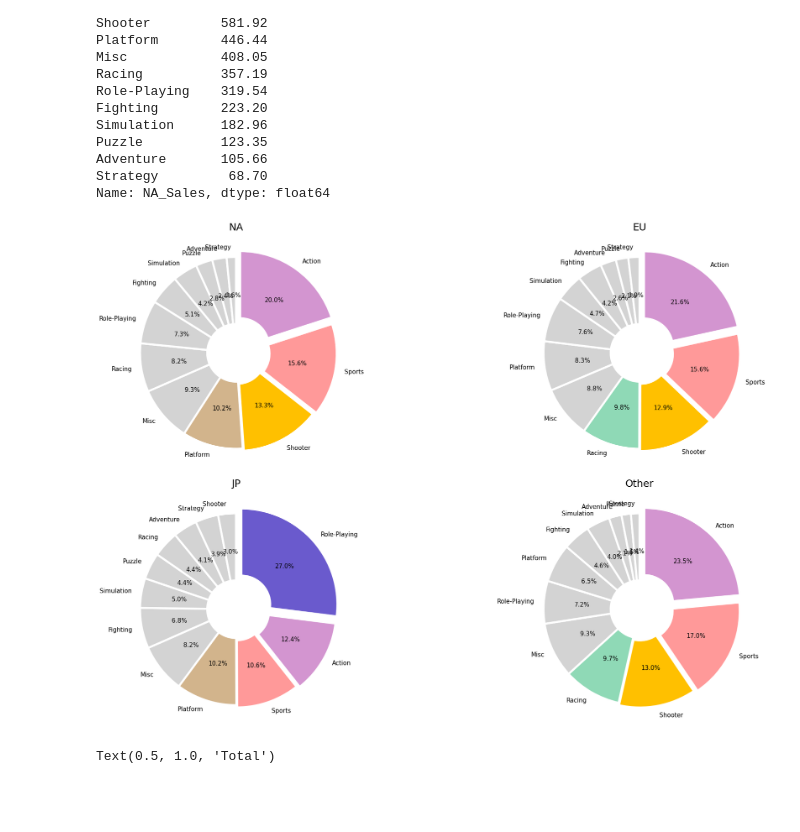
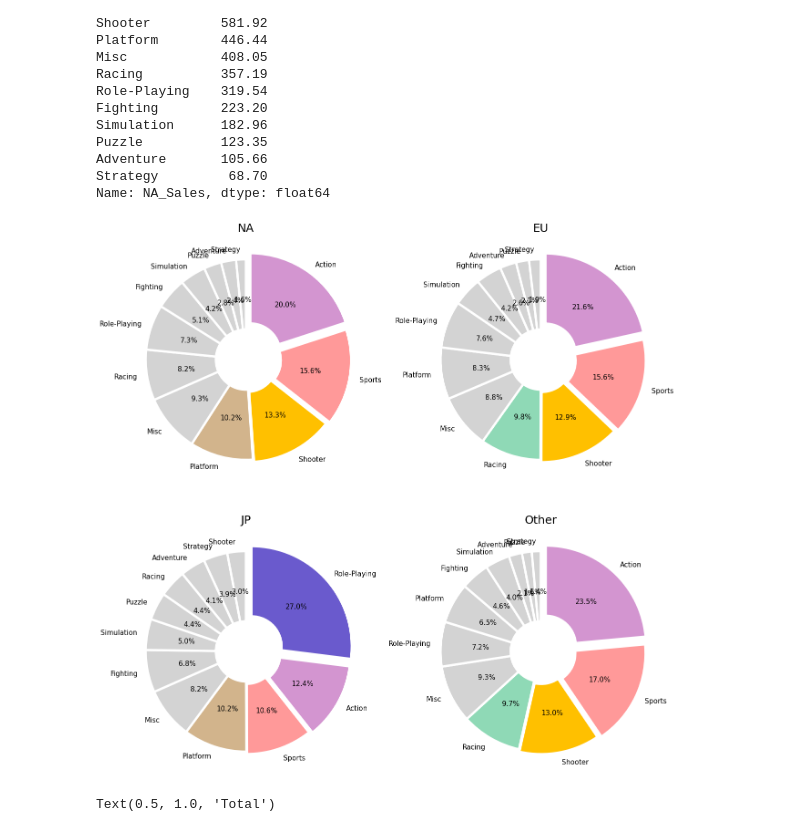
Before and after one commit to kihann/section-project, a Jupyter notebook: AI_07_이기한_Section_1.ipynb, the cells around one changed output. Cells and saved outputs as stored; diff of their text form; code cells hidden in the pictures; blank space fills up the shorter version.

```diff
--- a/AI_07_이기한_Section_1.ipynb
+++ b/AI_07_이기한_Section_1.ipynb
@@ -148,7 +148,7 @@ Name: NA_Sales, dtype: float64
 # %%
 import matplotlib.pyplot as plt
 # %%
-plt.figure(figsize = (32, 18))
+plt.figure(figsize = (18, 18))
 plt.rc('font', size = 15)
 
 explode = [0.075, 0.05, 0.025, 0, 0, 0, 0, 0, 0, 0, 0, 0]
@@ -177,33 +177,33 @@ plt.pie(df1_EU,
         explode = explode,
         colors = colors,
         wedgeprops = wedgeprops)
 plt.title('EU', fontsize = 25)
 
 plt.subplot(2, 2, 3)
 plt.pie(df1_JP,
         labels = df1_JP.index,
         autopct ='%.1f%%',
         startangle = 90,
         counterclock = False,
         explode = explode,
         colors = colors_JP,
         wedgeprops = wedgeprops)
 plt.title('JP', fontsize = 25)
 
 plt.subplot(2, 2, 4)
 plt.pie(df1_etc,
         labels = df1_etc.index,
         autopct ='%.1f%%',
         startangle = 90,
         counterclock = False,
         explode = explode,
         colors = colors,
         wedgeprops = wedgeprops)
 plt.title('Other', fontsize = 25)
 
 plt.tight_layout()
 plt.show()
 # %% [output]
-[figure, old version]
+[figure, new version]
 # %%
 plt.figure(figsize = (32, 18))
```
Also changed, not shown: parts of 8 cells of this notebook.
